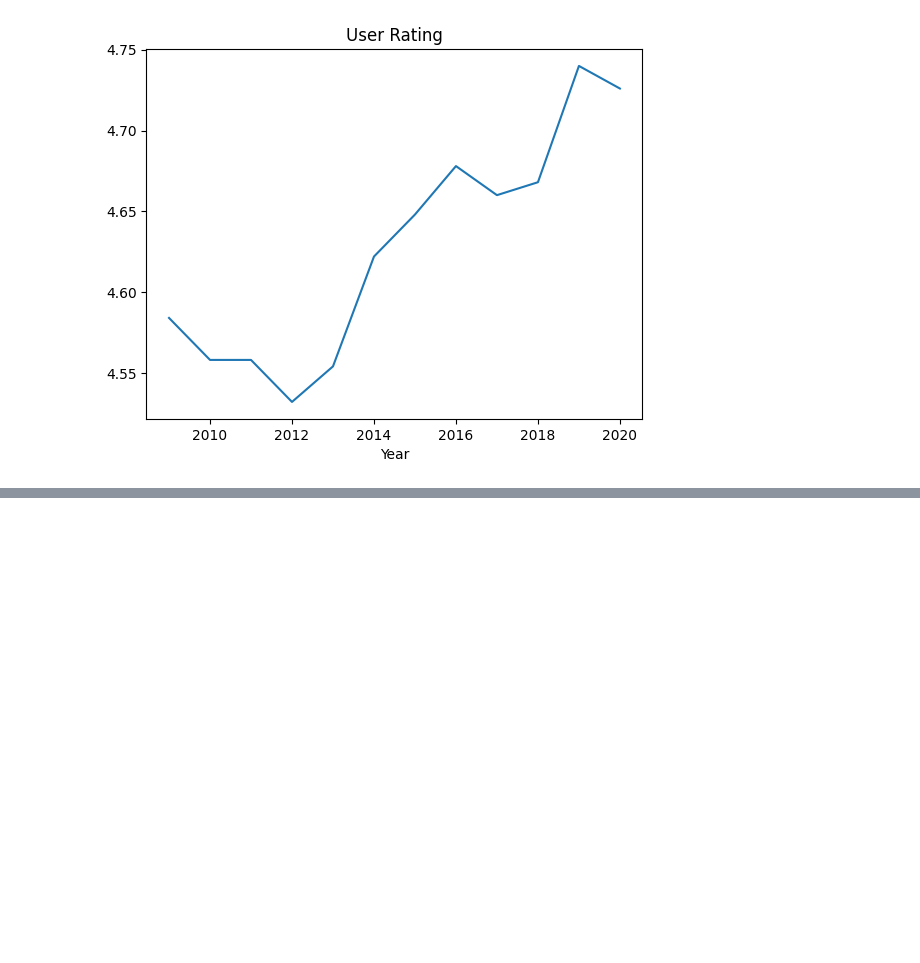
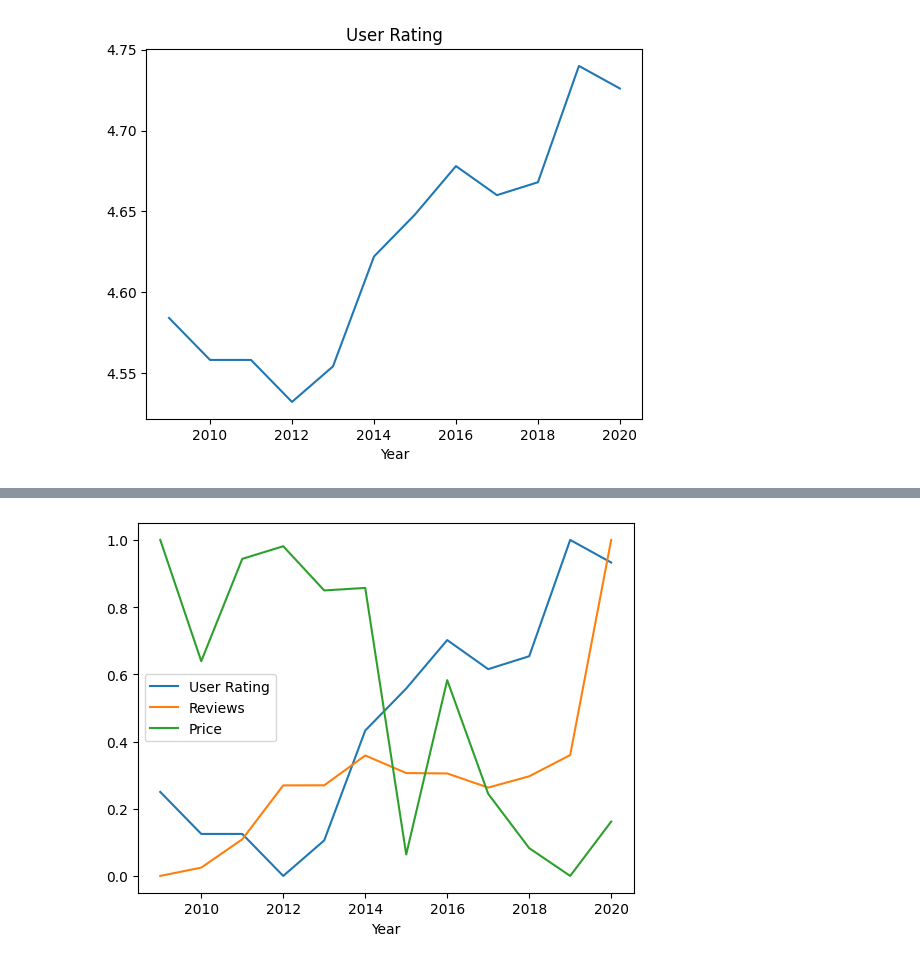
Before and after one commit to masoud533/DataVisualization, a Jupyter notebook: notebooks/amazonBooks/AmazonBooks.ipynb, the cells around one changed output, grey strips where cells are left out. Drawn from its saved outputs; the diff is of its cells as text; code cells hidden in the pictures; blank space fills up the shorter version.

```diff
--- a/notebooks/amazonBooks/AmazonBooks.ipynb
+++ b/notebooks/amazonBooks/AmazonBooks.ipynb
@@ -95,0 +119,9 @@ avg_by_year['User Rating'].plot(kind='line', title='User Rating')
+# %%
+scaler = preprocessing.MinMaxScaler()
+# %%
+avg_by_year[['Reviews', 'Price', 'User Rating']] = scaler.fit_transform(avg_by_year[['Reviews', 'Price', 'User Rating']])
+# %%
+avg_by_year.plot()
+plt.show()
+# %% [output]
+[figure, added]
```
Also changed, not shown: parts of 3 cells of this notebook.
